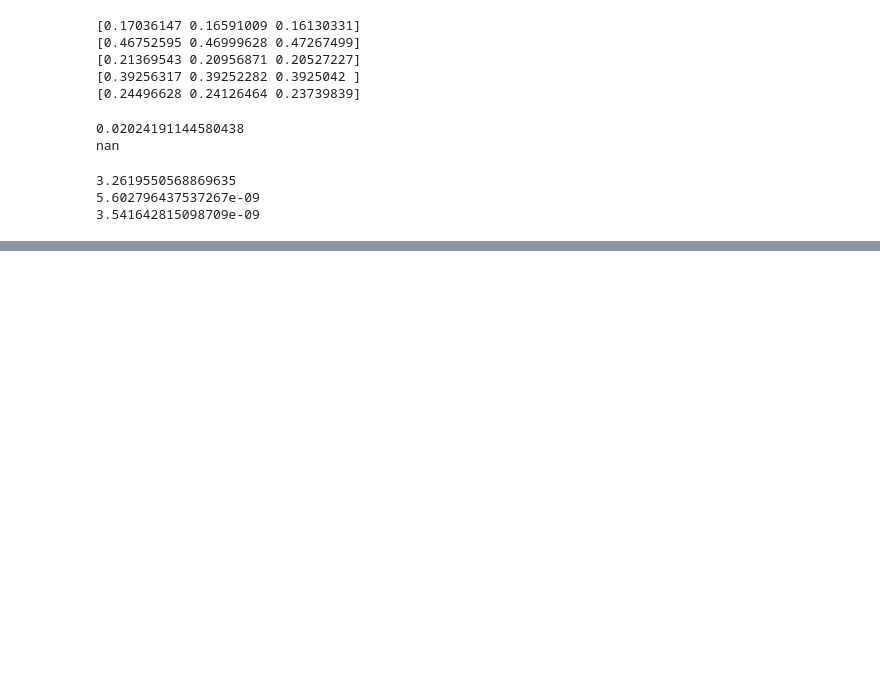
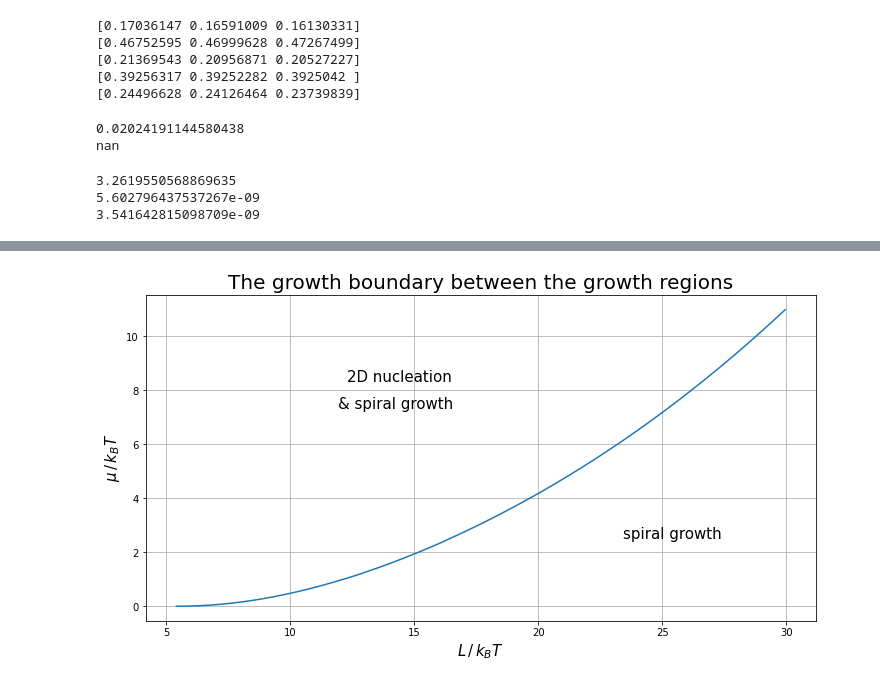
Before and after one commit to MG299792458/CompPhysProj3, a Jupyter notebook: Project_notes.ipynb, the cells around one changed output, grey strips where cells are left out. Saved outputs shown, nothing was run; the diff lists cells and outputs as text; code cells hidden in the pictures; blank space fills up the shorter version.

Commit message:
Growth boundary plot

```diff
--- a/Project_notes.ipynb
+++ b/Project_notes.ipynb
@@ -411,0 +446,44 @@ print(c)
+# %%
+import numpy as np
+import matplotlib.pyplot as plt
+
+def growth_func(mu, T, b):
+    gamma = 1/2 * T + np.log(np.tanh(1/4*T))
+    c = 1 - np.exp(-mu)
+    new_mu = (-1.333 * gamma**2) / np.log(0.0168 * c**(1/3) * mu**(5/6) * 1/gamma * b)
+    return new_mu
+
+def growth_bound(mu, T, b):
+    d_mu = 1e-4
+    mu_0 = np.array([])
+    for T_i in T:
+        mu_i = growth_func(mu, T_i, b)
+        error = ((mu - mu_i)/ mu)**2
+        while error > d_mu:
+            mu_j = growth_func(mu_i, T_i, b)
+            error = ((mu_j - mu_i)/ mu_i)**2
+            mu_i = mu_j
+        mu_0 = np.append([mu_0], [mu_i])
+        #mu = mu_i
+    return mu_0
+# %%
+b = 2
+init_mu = 1
+L = np.arange(5.4, 30, 0.05, dtype=float)
+T = 1/3 * L
+mu_0 = growth_bound(init_mu, T, b)
+# %%
+fig, ax = plt.subplots()
+ax.plot(L, mu_0)
+ax.set_xlabel(r'$L\,/\, k_{B} T$', fontsize=15)
+ax.set_ylabel(r'$\mu\,/\, k_{B} T$', fontsize=15)
+ax.set_title('The growth boundary between the growth regions', fontsize=20)
+ax.text(12.3, 8.3, '2D nucleation', fontsize=15)
+ax.text(11.9, 7.3, '& spiral growth', fontsize=15)
+ax.text(23.4, 2.5, 'spiral growth', fontsize=15)
+ax.grid()
+fig.set_size_inches(12, 6)
+#plt.savefig('Growth_boundary_between_the_growth_regions.png')
+plt.show()
+# %% [output]
+[figure, added]
```
Also changed, not shown: parts of 8 cells of this notebook, 1 other file.
